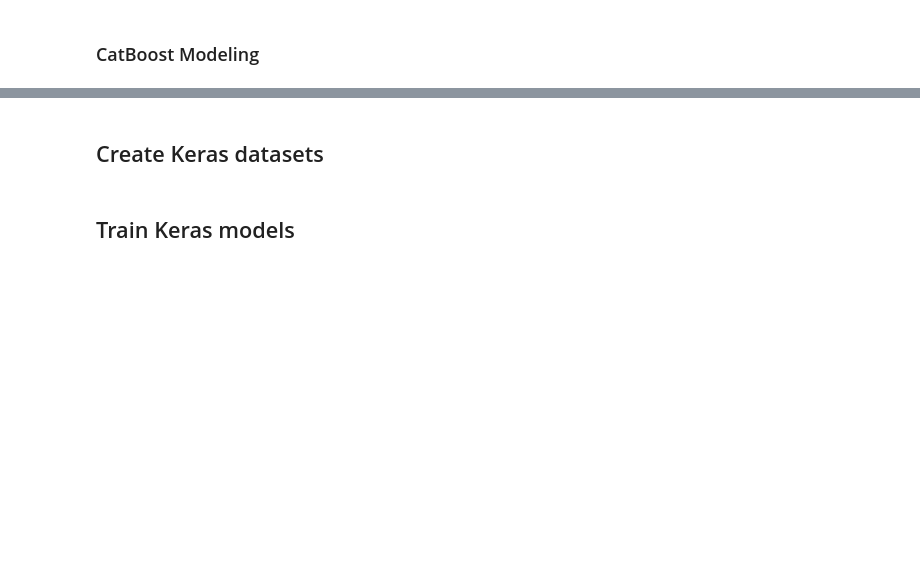
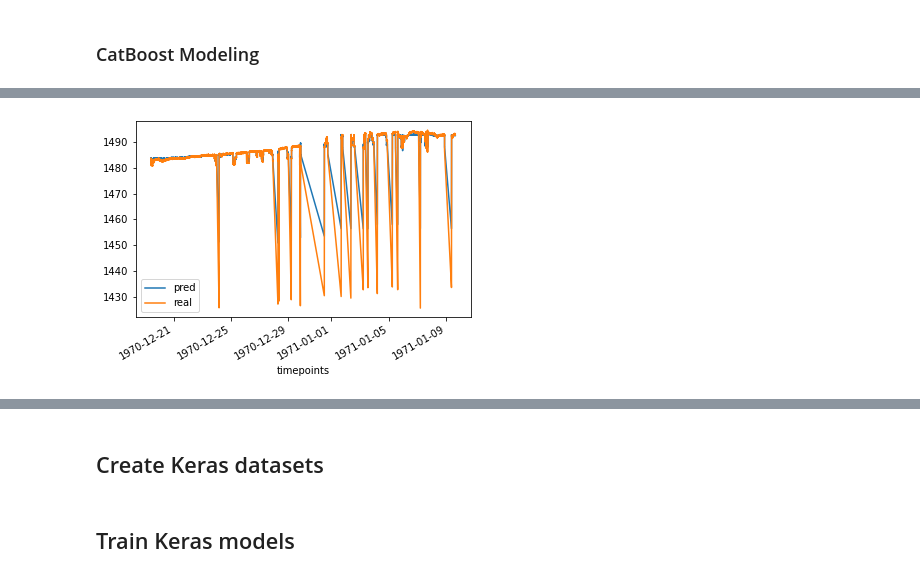
Before and after one commit to mikaelste/krafthack_22, a Jupyter notebook: notebooks/02_modeling.ipynb, the cells around one changed output, grey strips where cells are left out. Drawn from its saved outputs; the diff is of its cells as text; code cells hidden in the pictures; blank space fills up the shorter version.

Commit message:
Update modeling

```diff
--- a/notebooks/02_modeling.ipynb
+++ b/notebooks/02_modeling.ipynb
@@ -44,5 +51,5 @@ extra_cols = ["seconds_since_start", "month", "day_of_month", "day_of_week"]
 # %%
-lookback = 2
+lookback = 0
 
 cX = df.drop(columns=y_cols+adj_cols)
 X_cols = cX.drop(columns=extra_cols).columns
@@ -133,9 +140,10 @@ def cv_catboost(X, y, n=4, start_offset=0.5, verbose=False, params={}):
 
 params = {
     "loss_function": "MAPE",
-    "iterations": 1000,
+    "iterations": 100,
     "depth": 5
 }
 
-results = cv_catboost(cX, cy, params=params)
+results = cv_catboost(cX, cy, params=params, verbose=True)
+print()
 # %% [output]
@@ -143,2 +167,0 @@ CatBoostError: features data: pandas.DataFrame column 'is_starting (t-1)' has dt
-# %%
-cX.loc[:, [c for c in cX if "is_starting" in c]] = cX.loc[:, [c for c in cX if "is_starting" in c]].astype(int)
@@ -152,10 +184,10 @@ results.mean()
 X_train, X_test, y_train, y_test = train_test_split(cX,
                                                     cy,
                                                     test_percent = 0.125,
-                                                    offset_percent = 0.5 + 3*0.125)
+                                                    offset_percent = 0.5 + 2*0.125)
 
 y_trains = [y_train[c] for c in y_train]
 y_tests = [y_test[c] for c in y_test]
 
 model = CatBoostRegressor(**params)
-model.fit(X_train, y_trains[0], eval_set=(X_test, y_tests[0]), verbose=True)
+model.fit(X_train, y_trains[1], eval_set=(X_test, y_tests[1]), verbose=True)
@@ -174,0 +213,11 @@ y_test
+# %%
+pred = model.predict(X_train)
+
+rows = 3000000
+
+pd.Series(pred[-rows:], index=y_train.iloc[-rows:].index).plot(label="pred")
+y_trains[1].iloc[-rows:].plot(label="real")
+plt.legend()
+plt.show()
+# %% [output]
+[figure, added]
```
Also changed, not shown: parts of 19 cells of this notebook.
